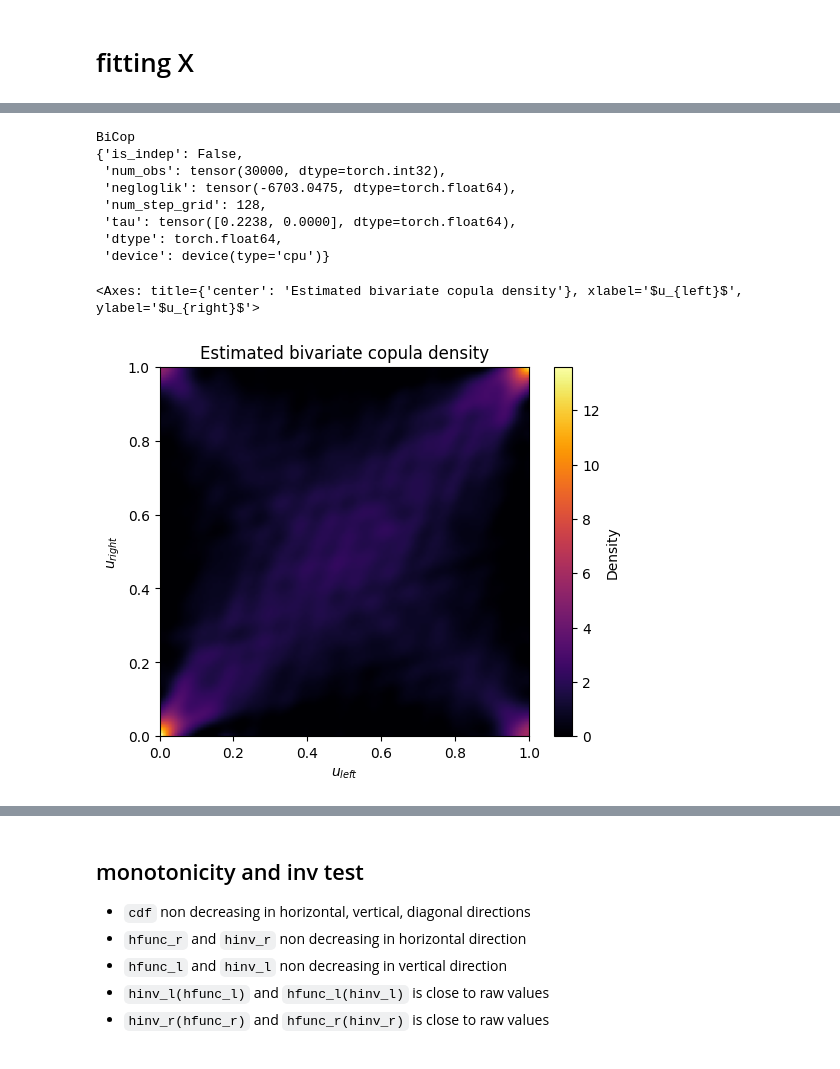
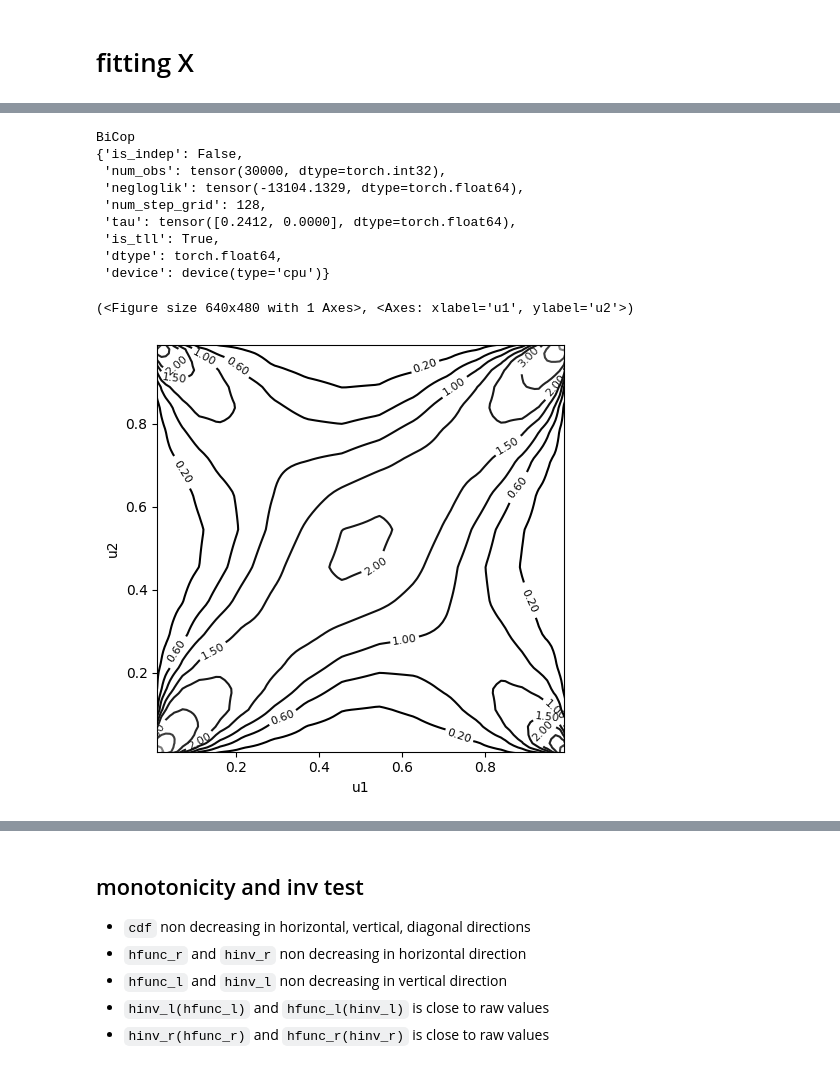
Before and after one commit to TY-Cheng/torchvinecopulib, a Jupyter notebook: examples/0_bicop.ipynb, the cells around one changed output, grey strips where cells are left out. Saved outputs shown, nothing was run; the diff lists cells and outputs as text; code cells hidden in the pictures.

```diff
--- a/examples/0_bicop.ipynb
+++ b/examples/0_bicop.ipynb
@@ -47,7 +47,7 @@ ax.set_aspect("equal", adjustable="box")
 # fitting X
 # %%
 torch.manual_seed(seed=0)
-rho = 0.86
+rho = 0.9
 V = torch.randn(size=(20000, 2), dtype=torch.float64)
 V[:, 1] = rho * V[:, 0] + math.sqrt(1 - rho**2) * V[:, 1]
 VV = torch.randn(size=(10000, 2), dtype=torch.float64)
@@ -64,6 +64,5 @@ f_bidep: ENUM_FUNC_BIDEP.mutual_info     0.7176369053620744
 # %%
 mdl_bcp = tvc.BiCop(
-    # ! num_step_grid has to be a power of 2 !
     num_step_grid=128,
 ).to(DEVICE)
 mdl_bcp.fit(V, is_tau_est=True, num_obs_max=None)
@@ -72,13 +71,14 @@ print(mdl_bcp)
 BiCop
 {'is_indep': False,
  'num_obs': tensor(30000, dtype=torch.int32),
- 'negloglik': tensor(-6703.0475, dtype=torch.float64),
+ 'negloglik': tensor(-13104.1329, dtype=torch.float64),
  'num_step_grid': 128,
- 'tau': tensor([0.2238, 0.0000], dtype=torch.float64),
+ 'tau': tensor([0.2412, 0.0000], dtype=torch.float64),
+ 'is_tll': True,
  'dtype': torch.float64,
  'device': device(type='cpu')}
-# %%
-mdl_bcp.imshow()
-# %% [output]
-<Axes: title={'center': 'Estimated bivariate copula density'}, xlabel='$u_{left}$', ylabel='$u_{right}$'>
-[figure, removed]
+# %%
+mdl_bcp.plot(margin_type='unif', plot_type='contour')
+# %% [output]
+(<Figure size 640x480 with 1 Axes>, <Axes: xlabel='u1', ylabel='u2'>)
+[figure, added]
```
Also changed, not shown: parts of 4 cells of this notebook, 2 other files.
